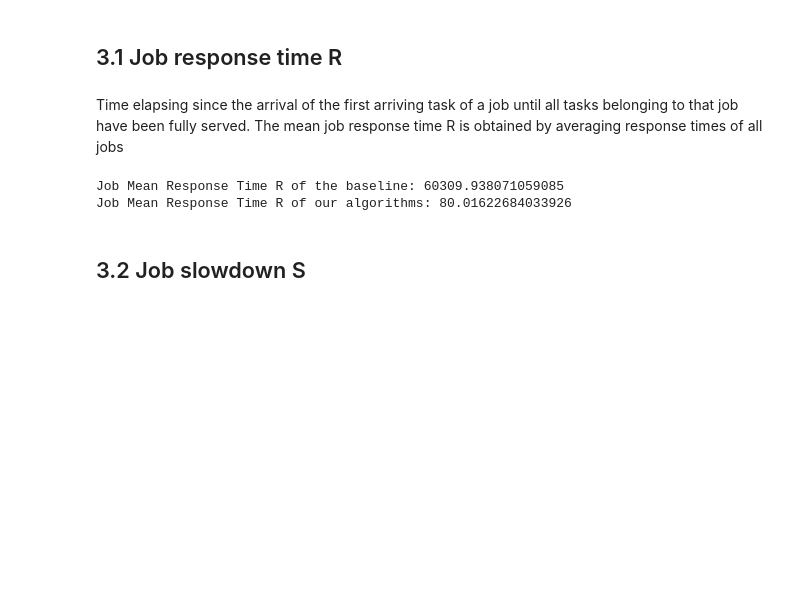
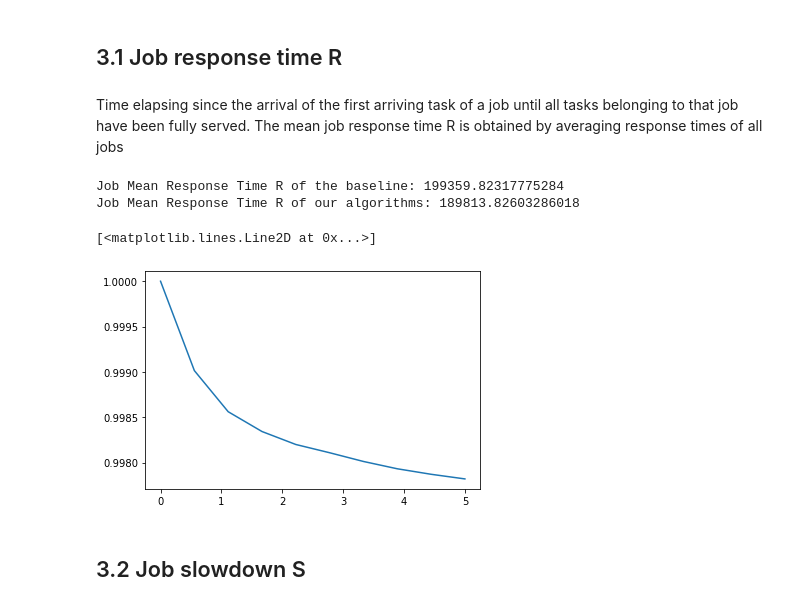
Before and after one commit to maryyyyna/Networking-for-Big-Data-and-Laboratory, a Jupyter notebook: CH2_DataCenter.ipynb, the cells around one changed output. Cells and saved outputs as stored; diff of their text form; code cells hidden in the pictures; blank space fills up the shorter version.

```diff
--- a/CH2_DataCenter.ipynb
+++ b/CH2_DataCenter.ipynb
@@ -202,14 +225,14 @@ for index, row in tasks_dataframe.iterrows():
     tasks.append(task)
 
 
-# Calculate completion time for each task
+# Number of Servers
 N = 64
 
 # Simulate baseline (LWL dispatching and FCFS scheduling)
-completion_times_baseline, service_times_baseline, mean_message_load_baseline = calculate_completion_time_baseline(tasks, N)
+completion_times_baseline, service_times_baseline, utilization_baseline, mean_message_load_baseline = calculate_completion_time_baseline(tasks, N)
 
 # Simulate LWL dispatching and SJN scheduling
-completion_times_SJN, service_times_SJN, mean_message_load_SJN = calculate_completion_time_SJN(tasks, N)
+completion_times_SJN, service_times_SJN, utilization_SJN, mean_message_load_SJN = calculate_completion_time_SJN(tasks, N)
 # %% [markdown]
 # 3. Metrics
 # %% [markdown]
@@ -221,28 +244,54 @@ have been fully served. The mean job response time R is obtained by averaging re
 job_response_times_baseline = {}
 for (job_id, task_id, arrival_time, cpu_usage), completion_time in completion_times_baseline.items():
     if job_id not in job_response_times_baseline:
-        job_response_times_baseline[job_id] = completion_time
+        job_response_times_baseline[job_id] = [completion_time]
     else:
-        job_response_times_baseline[job_id] += completion_time
+        job_response_times_baseline[job_id].append(completion_time)
 
-job_response_time_baseline = sum(job_response_times_baseline.values())
-job_mean_response_time_baseline = job_response_time_baseline/len(job_response_times_baseline.keys())
+max_times_baseline = {}
+for job_id in job_response_times_baseline:
+    max_times_baseline[job_id] =  max(job_response_times_baseline[job_id])
+
+job_mean_response_time_baseline = np.mean(list(max_times_baseline.values()))
 print("Job Mean Response Time R of the baseline:" , job_mean_response_time_baseline)
 
 
 job_response_times_SJN = {}
 for (job_id, task_id, arrival_time, cpu_usage), completion_time in completion_times_SJN.items():
     if job_id not in job_response_times_SJN:
-        job_response_times_SJN[job_id] = completion_time
+        job_response_times_SJN[job_id] = [completion_time]
     else:
-        job_response_times_SJN[job_id] += completion_time
+        job_response_times_SJN[job_id].append(completion_time)
 
-job_response_time_SJN = sum(job_response_times_SJN.values())
-job_mean_response_time_SJN = job_response_time_SJN/len(job_response_times_SJN.keys())
+max_times_SJN = {}
+for job_id in job_response_times_SJN:
+    max_times_SJN[job_id] = max(job_response_times_SJN[job_id])
+
+job_mean_response_time_SJN = np.mean(list(max_times_SJN.values()))
 print("Job Mean Response Time R of our algorithms:", job_mean_response_time_SJN)
 # %% [output]
-Job Mean Response Time R of the baseline: 60309.938071059085
-Job Mean Response Time R of our algorithms: 80.01622684033926
+Job Mean Response Time R of the baseline: 199359.82317775284
+Job Mean Response Time R of our algorithms: 189813.82603286018
+# %%
+def indicator(X,t):
+    if X<=t:
+        return(1)
+    else:
+        return(0)
+
+def eCCDF(max_times, t):
+    n=len(max_times)
+    return(1-1/(n-1)*np.sum([indicator(i,t) for i in max_times]))
+# %%
+import matplotlib.pyplot as plt
+
+t = list(np.linspace(0, 5, 10))
+emp = [eCCDF(list(max_times_SJN.values()), i) for i in t]
+
+plt.plot(t, emp)
+# %% [output]
+[<matplotlib.lines.Line2D at 0x...>]
+[figure, added]
 # %% [markdown]
 ## 3.2 Job slowdown S
 # %% [markdown]
```
Also changed, not shown: parts of 12 cells of this notebook.
